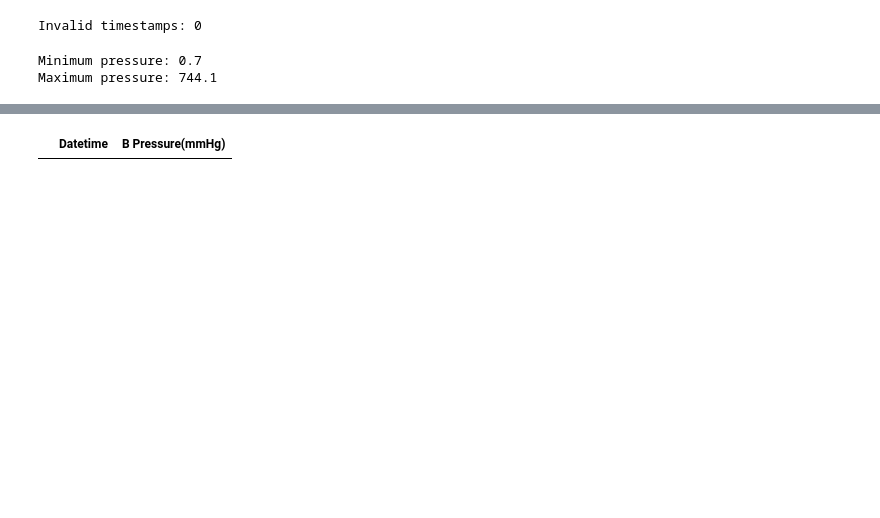
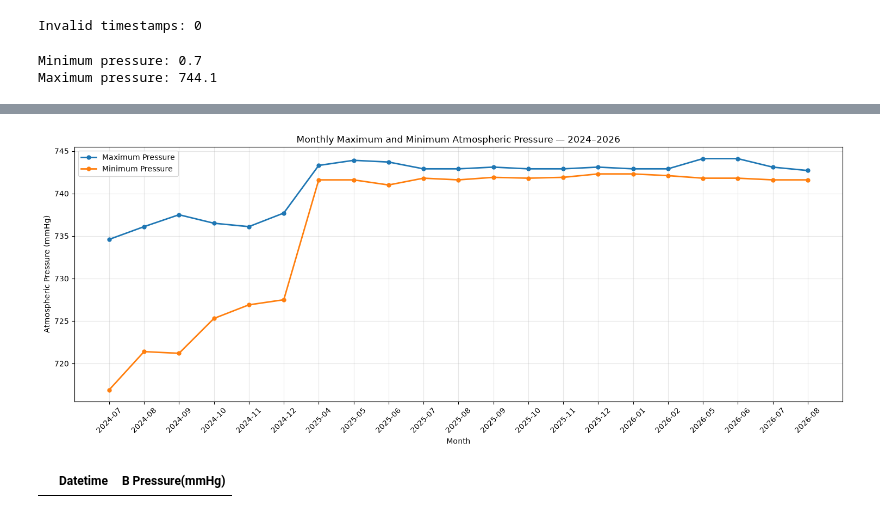
Before and after one commit to shubhprime/FYP, a Jupyter notebook: pressure/pressure.ipynb, the cells around one changed output, grey strips where cells are left out. Cells and saved outputs as stored; diff of their text form; code cells hidden in the pictures; blank space fills up the shorter version.

```diff
--- a/pressure/pressure.ipynb
+++ b/pressure/pressure.ipynb
@@ -259,3 +330,36 @@ plt.show()
+# %%
+plt.figure(figsize=(15, 6))
+
+plt.plot(
+    pressure_reliable["Month"],
+    pressure_reliable["Maximum_Pressure"],
+    marker="o",
+    linewidth=2,
+    markersize=5,
+    label="Maximum Pressure"
+)
+
+plt.plot(
+    pressure_reliable["Month"],
+    pressure_reliable["Minimum_Pressure"],
+    marker="o",
+    linewidth=2,
+    markersize=5,
+    label="Minimum Pressure"
+)
+
+plt.xlabel("Month")
+plt.ylabel("Atmospheric Pressure (mmHg)")
+plt.title("Monthly Maximum and Minimum Atmospheric Pressure — 2024–2026")
+
+plt.xticks(rotation=45)
+plt.legend()
+plt.grid(axis="both", alpha=0.3)
+
+plt.tight_layout()
+plt.show()
+# %% [output]
+[figure, added]
 # %%
 pressure_clean[
     pressure_clean["B Pressure(mmHg)"] < 700
```
Also changed, not shown: parts of 17 cells of this notebook, 5 other files.
